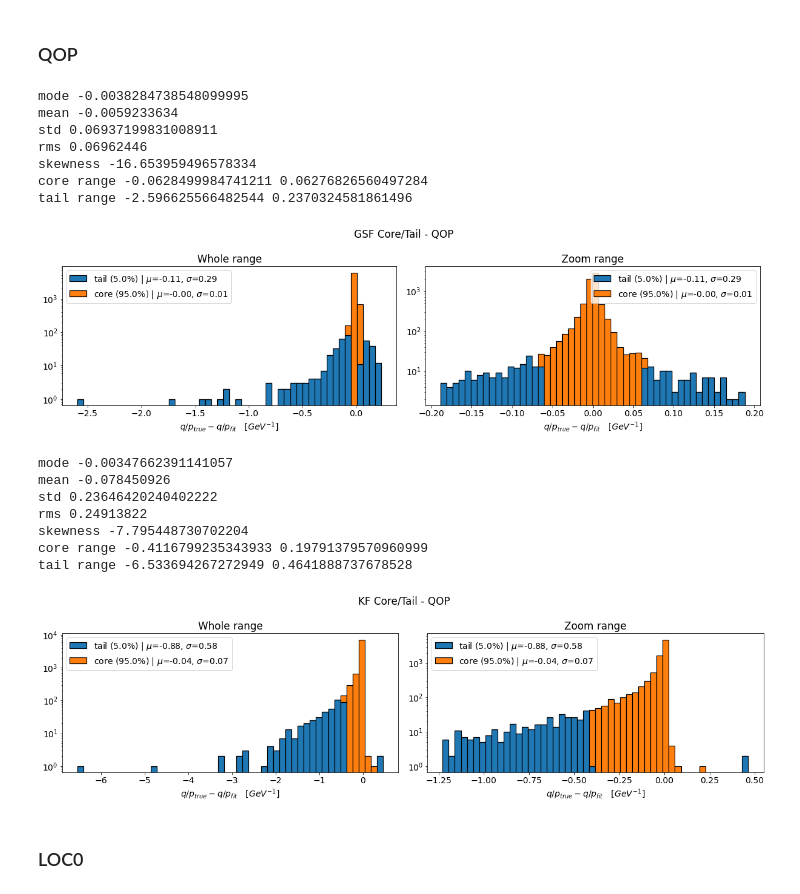
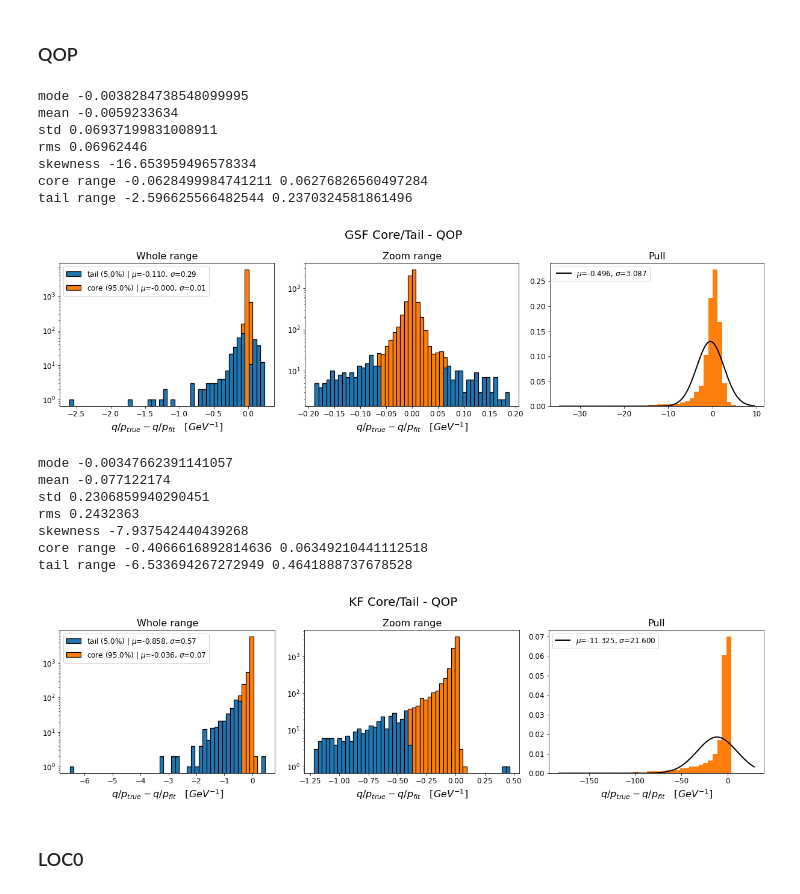
Before and after one commit to benjaminhuth/acts-gsf-scripts, a Jupyter notebook: notebooks/analysis_core_tail.ipynb, the cells around one changed output. Saved outputs shown, nothing was run; the diff lists cells and outputs as text; code cells hidden in the pictures.

```diff
--- a/notebooks/analysis_core_tail.ipynb
+++ b/notebooks/analysis_core_tail.ipynb
@@ -118,33 +159,33 @@ def analyse_core_tail(df, key, clip_range=None, core_share=0.95):
     core_percent = 100. * sum(df["is_core"]) / len(df)
     tail_percent = 100. - core_percent
 
-    core_part = df[key][df["is_core"]]
-    tail_part = df[key][np.logical_not(df["is_core"])]
+    core_part = df[df["is_core"]]
+    tail_part = df[np.logical_not(df["is_core"])]
 
-    fit_core = norm.fit(core_part)
-    fit_tail = norm.fit(tail_part)
+    fit_core = norm.fit(core_part[key])
+    fit_tail = norm.fit(tail_part[key])
 
-    print("core range",min(core_part),max(core_part))
-    print("tail range",min(tail_part),max(tail_part))
+    print("core range",min(core_part[key]),max(core_part[key]))
+    print("tail range",min(tail_part[key]),max(tail_part[key]))
 
     if clip_range is None:
         clip_range = (
-            min(min(core_part), min(tail_part)),
-            max(max(core_part), max(tail_part))
+            min(min(core_part[key]), min(tail_part[key])),
+            max(max(core_part[key]), max(tail_part[key]))
         )
 
     assert clip_range[0] < 0.0
     assert clip_range[1] > 0.0
 
-    fig, ax = plt.subplots(1,2,figsize=(17,5))
+    fig, ax = plt.subplots(1,3,figsize=(17,5))
 
-    tail_label = "tail ({:.1f}%) | $\mu$={:.2f}, $\sigma$={:.2f}".format(tail_percent, *fit_tail)
-    core_label = "core ({:.1f}%) | $\mu$={:.2f}, $\sigma$={:.2f}".format(core_percent, *fit_core)
+    tail_label = "tail ({:.1f}%) | $\mu$={:.3f}, $\sigma$={:.2f}".format(tail_percent, *fit_tail)
+    core_label = "core ({:.1f}%) | $\mu$={:.3f}, $\sigma$={:.2f}".format(core_percent, *fit_core)
     hist_options = dict(edgecolor='black', linewidth=1.2, stacked=True, label=[tail_label, core_label])
 
     # Whole plot
     _, bins = np.histogram(np.clip(df[key], *clip_range), bins=50)
-    ax[0].hist([np.clip(tail_part, *clip_range), np.clip(core_part, *clip_range)], bins=bins, **hist_options)
+    ax[0].hist([np.clip(tail_part[key], *clip_range), np.clip(core_part[key], *clip_range)], bins=bins, **hist_options)
     ax[0].set_yscale('log')
     ax[0].legend()
     ax[0].set_title("Whole range")
@@ -153,17 +194,26 @@ def analyse_core_tail(df, key, clip_range=None, core_share=0.95):
     zoom = lambda x: x[ np.logical_and(x > 3*core_range[0], x < 3*core_range[1]) ]
 
     _, bins = np.histogram(zoom(df[key]), bins=50)
-    ax[1].hist([zoom(tail_part), core_part], bins=bins, **hist_options)
+    ax[1].hist([zoom(tail_part[key]), core_part[key]], bins=bins, **hist_options)
     ax[1].set_yscale('log')
-    ax[1].legend()
+    #ax[1].legend()
     ax[1].set_title("Zoom range")
 
+    # Pull distribution core
+    pull = core_part["pull_" + key[4:]]
+    fit_pull = norm.fit(pull)
+    ax[2].hist(pull, bins="rice", density=True, color="tab:orange")
+    x = np.linspace(*ax[2].get_xlim(), 200)
+    ax[2].plot(x, norm.pdf(x, *fit_pull), label="$\mu$={:.3f}, $\sigma$={:.3f}".format(*fit_pull), color='black', lw=2.0)
+    ax[2].legend()
+    ax[2].set_title("Pull")
+
     return fig, ax
 # %% [markdown]
 ### QOP
 # %%
-fig, axes = analyse_core_tail(summary_gsf, "res_eQOP_fit")
-for ax in axes:
+fig, axes = analyse_core_tail(summary_gsf_no_outliers, "res_eQOP_fit")
+for ax in axes[:2]:
     ax.set_xlabel("$q/p_{true} - q/p_{fit} \quad [GeV^{-1}]$")
 fig.suptitle("GSF Core/Tail - QOP")
 fig.tight_layout()
@@ -175,22 +225,22 @@ rms 0.06962446
 skewness -16.653959496578334
 core range -0.0628499984741211 0.06276826560497284
 tail range -2.596625566482544 0.2370324581861496
-[figure, old version]
+[figure, new version]
 # %%
-fig, axes = analyse_core_tail(summary_kf, "res_eQOP_fit")
+fig, axes = analyse_core_tail(summary_kf_no_outliers, "res_eQOP_fit")
 for ax in axes:
     ax.set_xlabel("$q/p_{true} - q/p_{fit} \quad [GeV^{-1}]$")
 fig.suptitle("KF Core/Tail - QOP")
 fig.tight_layout()
 # %% [output]
 mode -0.00347662391141057
-mean -0.078450926
-std 0.23646420240402222
-rms 0.24913822
-skewness -7.795448730702204
-core range -0.4116799235343933 0.19791379570960999
+mean -0.077122174
+std 0.2306859940290451
+rms 0.2432363
+skewness -7.937542440439268
+core range -0.4066616892814636 0.06349210441112518
 tail range -6.533694267272949 0.4641888737678528
-[figure, old version]
+[figure, new version]
 # %% [markdown]
 ### LOC0
 # %%
```
Also changed, not shown: parts of 27 cells of this notebook, 2 other files.
